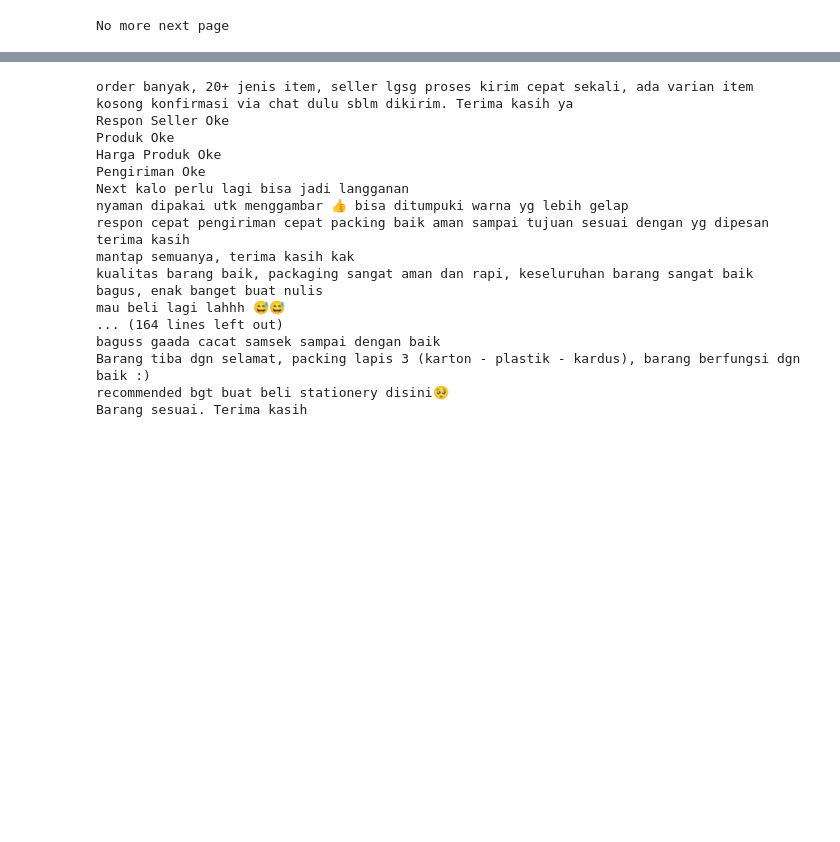
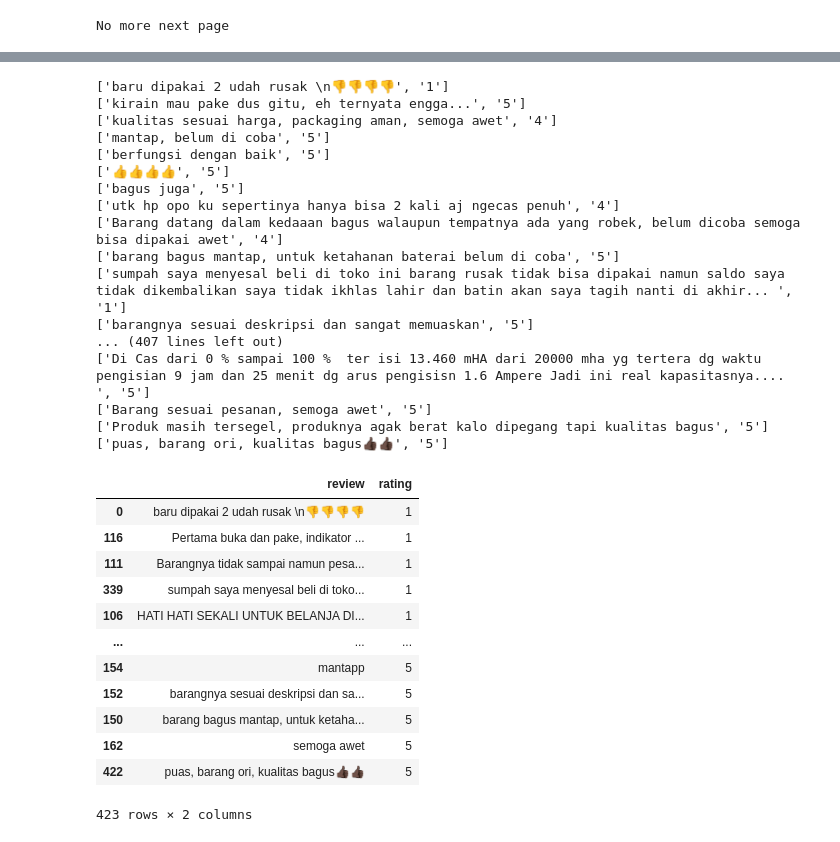
Before and after one commit to nicholasgun/NLP_Project, a Jupyter notebook: scrape.ipynb, the cells around one changed output, grey strips where cells are left out. Drawn from its saved outputs; the diff is of its cells as text; code cells hidden in the pictures; blank space fills up the shorter version.

Commit message:
add stars review in data scraping

```diff
--- a/scrape.ipynb
+++ b/scrape.ipynb
@@ -62,7 +62,9 @@ for i in range (0, num_page-1):
         # blank review checking
         if review.find('span', attrs={'data-testid' : 'lblItemUlasan'}) is not None :
             text_review = review.find('span', attrs={'data-testid' : 'lblItemUlasan'}).text
-            reviews.append(text_review)
+            rating = review.find('div', attrs={'data-testid' : 'icnStarRating'})['aria-label']
+            rating = rating.removeprefix('bintang ')
+            reviews.append([text_review, rating])
     time.sleep(3)
     # click next page
     try :
@@ -81,20 +83,39 @@ Jumlah review : 141
 for review in reviews:
     print(review)
 # %% [output]
-order banyak, 20+ jenis item, seller lgsg proses kirim cepat sekali, ada varian item kosong konfirmasi via chat dulu sblm dikirim. Terima kasih ya
-Respon Seller Oke
-Produk Oke
-Harga Produk Oke
-Pengiriman Oke
-Next kalo perlu lagi bisa jadi langganan
-nyaman dipakai utk menggambar 👍 bisa ditumpuki warna yg lebih gelap
-respon cepat pengiriman cepat packing baik aman sampai tujuan sesuai dengan yg dipesan terima kasih
-mantap semuanya, terima kasih kak
-kualitas barang baik, packaging sangat aman dan rapi, keseluruhan barang sangat baik
-bagus, enak banget buat nulis
-mau beli lagi lahhh 😅😅
-... (164 lines left out)
-baguss gaada cacat samsek sampai dengan baik
-Barang tiba dgn selamat, packing lapis 3 (karton - plastik - kardus), barang berfungsi dgn baik :)
-recommended bgt buat beli stationery disini🥺
-Barang sesuai. Terima kasih
+['baru dipakai 2 udah rusak \n👎👎👎👎', '1']
+['kirain mau pake dus gitu, eh ternyata engga...', '5']
+['kualitas sesuai harga, packaging aman, semoga awet', '4']
+['mantap, belum di coba', '5']
+['berfungsi dengan baik', '5']
+['👍👍👍👍', '5']
+['bagus juga', '5']
+['utk hp opo ku sepertinya hanya bisa 2 kali aj ngecas penuh', '4']
+['Barang datang dalam kedaaan bagus walaupun tempatnya ada yang robek, belum dicoba semoga bisa dipakai awet', '4']
+['barang bagus mantap, untuk ketahanan baterai belum di coba', '5']
+['sumpah saya menyesal beli di toko ini barang rusak tidak bisa dipakai namun saldo saya tidak dikembalikan saya tidak ikhlas lahir dan batin akan saya tagih nanti di akhir... ', '1']
+['barangnya sesuai deskripsi dan sangat memuaskan', '5']
+... (407 lines left out)
+['Di Cas dari 0 % sampai 100 %  ter isi 13.460 mHA dari 20000 mha yg tertera dg waktu pengisian 9 jam dan 25 menit dg arus pengisisn 1.6 Ampere Jadi ini real kapasitasnya.... ', '5']
+['Barang sesuai pesanan, semoga awet', '5']
+['Produk masih tersegel, produknya agak berat kalo dipegang tapi kualitas bagus', '5']
+['puas, barang ori, kualitas bagus👍🏿👍🏿', '5']
+# %%
+review_df = pd.DataFrame(reviews, columns=['review', 'rating'])
+review_df.sort_values(by='rating', ascending=True, inplace=True)
+# %%
+review_df
+# %% [output]
+|  | review | rating |
+| 0 | baru dipakai 2 udah rusak \n👎👎👎👎 | 1 |
+| 116 | Pertama buka dan pake, indikator ... | 1 |
+| 111 | Barangnya tidak sampai namun pesa... | 1 |
+| 339 | sumpah saya menyesal beli di toko... | 1 |
+| 106 | HATI HATI SEKALI UNTUK BELANJA DI... | 1 |
+| ... | ... | ... |
+| 154 | mantapp | 5 |
+| 152 | barangnya sesuai deskripsi dan sa... | 5 |
+| 150 | barang bagus mantap, untuk ketaha... | 5 |
+| 162 | semoga awet | 5 |
+| 422 | puas, barang ori, kualitas bagus👍🏿👍🏿 | 5 |
+423 rows × 2 columns
```
Also changed, not shown: parts of 7 cells of this notebook, 1 other file.
